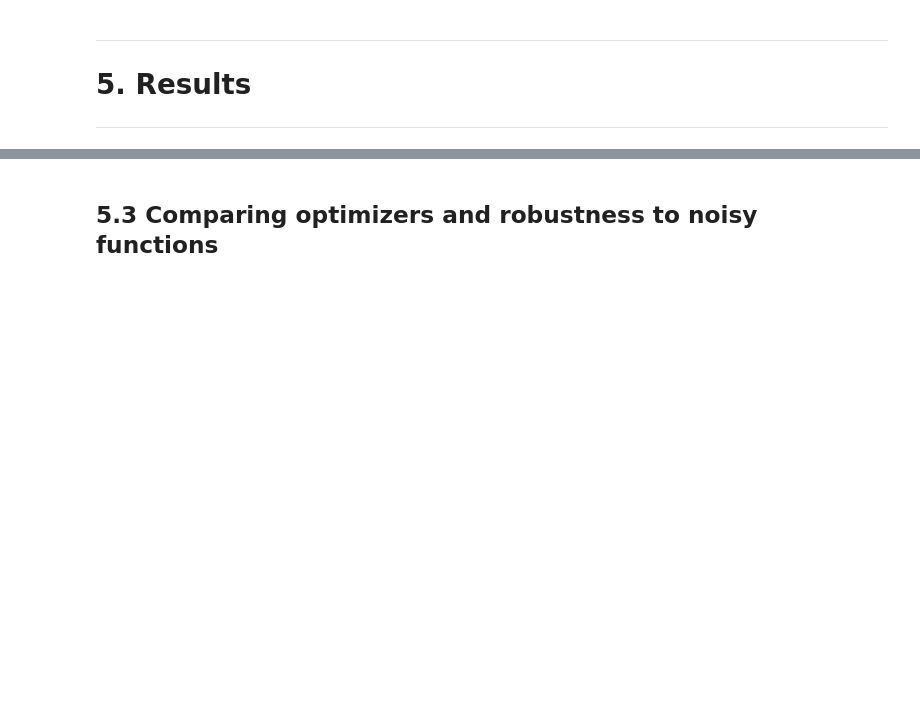
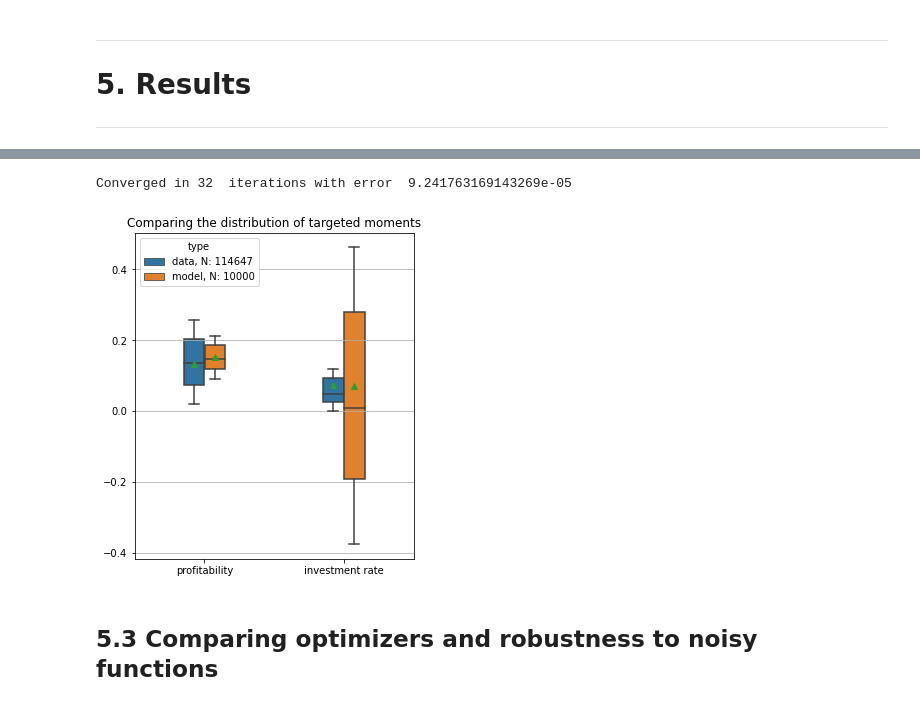
Before and after one commit to OpenSourceEconomics/ose-scientific-computing-course-default101, a Jupyter notebook: main_edit.ipynb, the cells around one changed output, grey strips where cells are left out. Drawn from its saved outputs; the diff is of its cells as text; code cells hidden in the pictures; blank space fills up the shorter version.

```diff
--- a/main_edit.ipynb
+++ b/main_edit.ipynb
@@ -164,2 +271,7 @@ As economic researcher we are interested in understanding complex and often dyna
+# %%
+visualize_model_fit(sample, model, est[0], est[1], sim_param)
+# %% [output]
+Converged in 32  iterations with error  9.241763169143269e-05
+[figure, added]
 # %% [markdown]
 ## 5.3 Comparing optimizers and robustness to noisy functions
```
Also changed, not shown: parts of 28 cells of this notebook, 16 other files.
